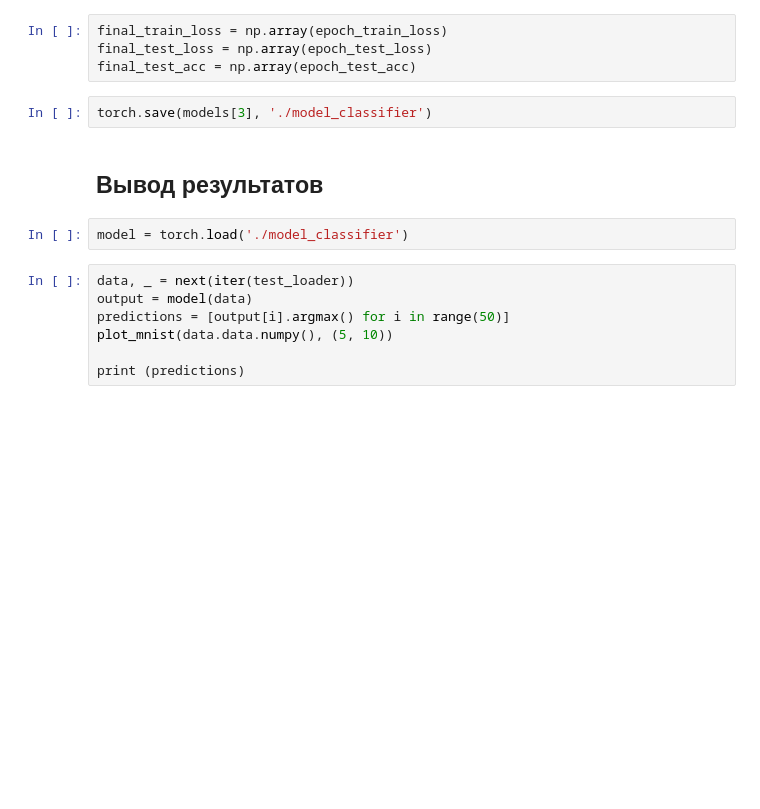
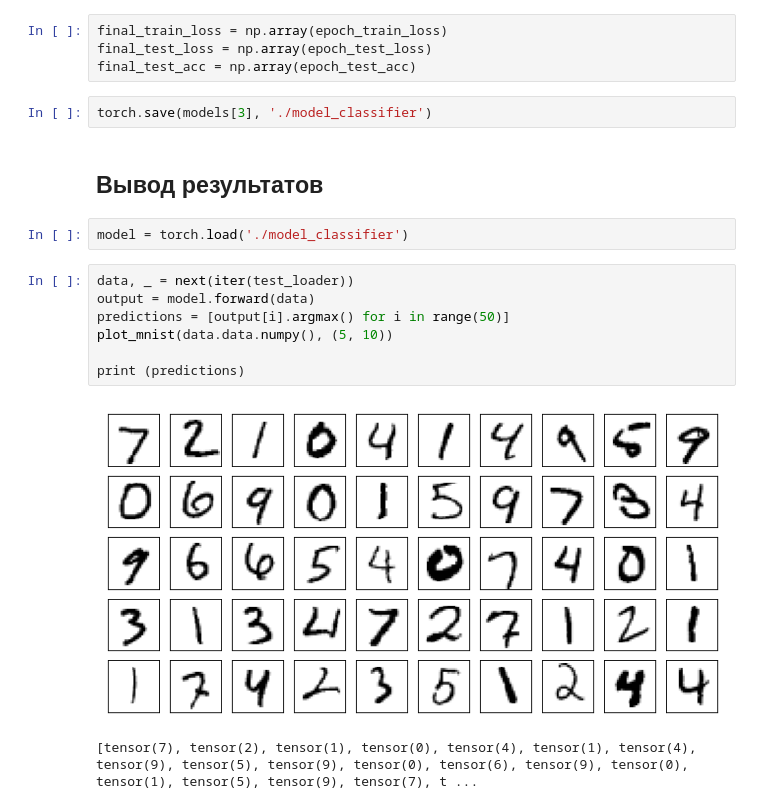
Before and after one commit to aleksey-egorov/dl-engineer-homework, a Jupyter notebook: homework_4/classifier_generate_images.ipynb, the cells around one changed output. Drawn from its saved outputs; the diff is of its cells as text; blank space fills up the shorter version.

```diff
--- a/homework_4/classifier_generate_images.ipynb
+++ b/homework_4/classifier_generate_images.ipynb
@@ -157,8 +157,11 @@ torch.save(models[3], './model_classifier')
 model = torch.load('./model_classifier')
 # %%
 data, _ = next(iter(test_loader))
-output = model(data)
+output = model.forward(data)
 predictions = [output[i].argmax() for i in range(50)]
 plot_mnist(data.data.numpy(), (5, 10))
 
 print (predictions)
+# %% [output]
+[figure, added]
+[tensor(7), tensor(2), tensor(1), tensor(0), tensor(4), tensor(1), tensor(4), tensor(9), tensor(5), tensor(9), tensor(0), tensor(6), tensor(9), tensor(0), tensor(1), tensor(5), tensor(9), tensor(7), t ...
```
Also changed, not shown: parts of 5 cells of this notebook, 6 other files.
